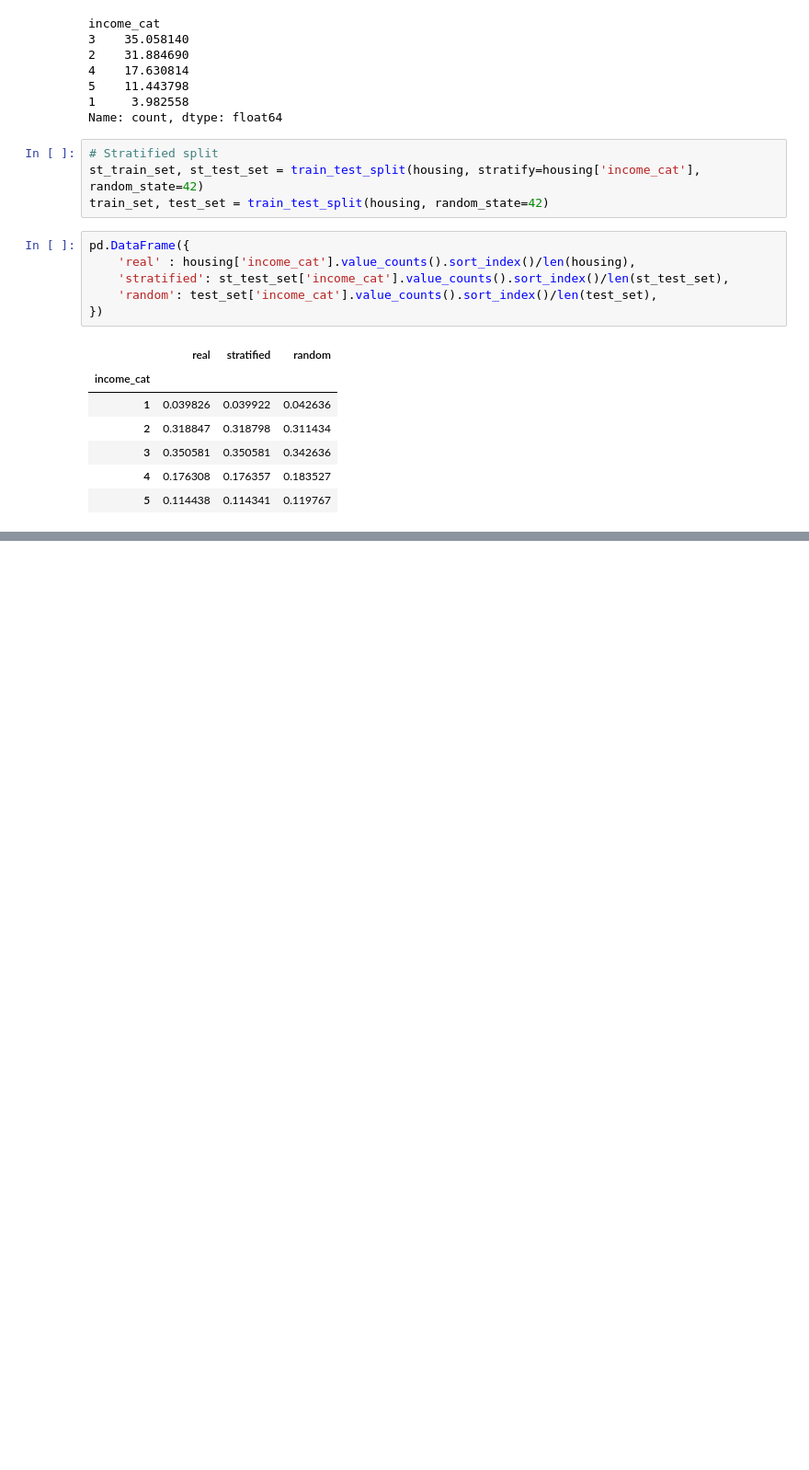
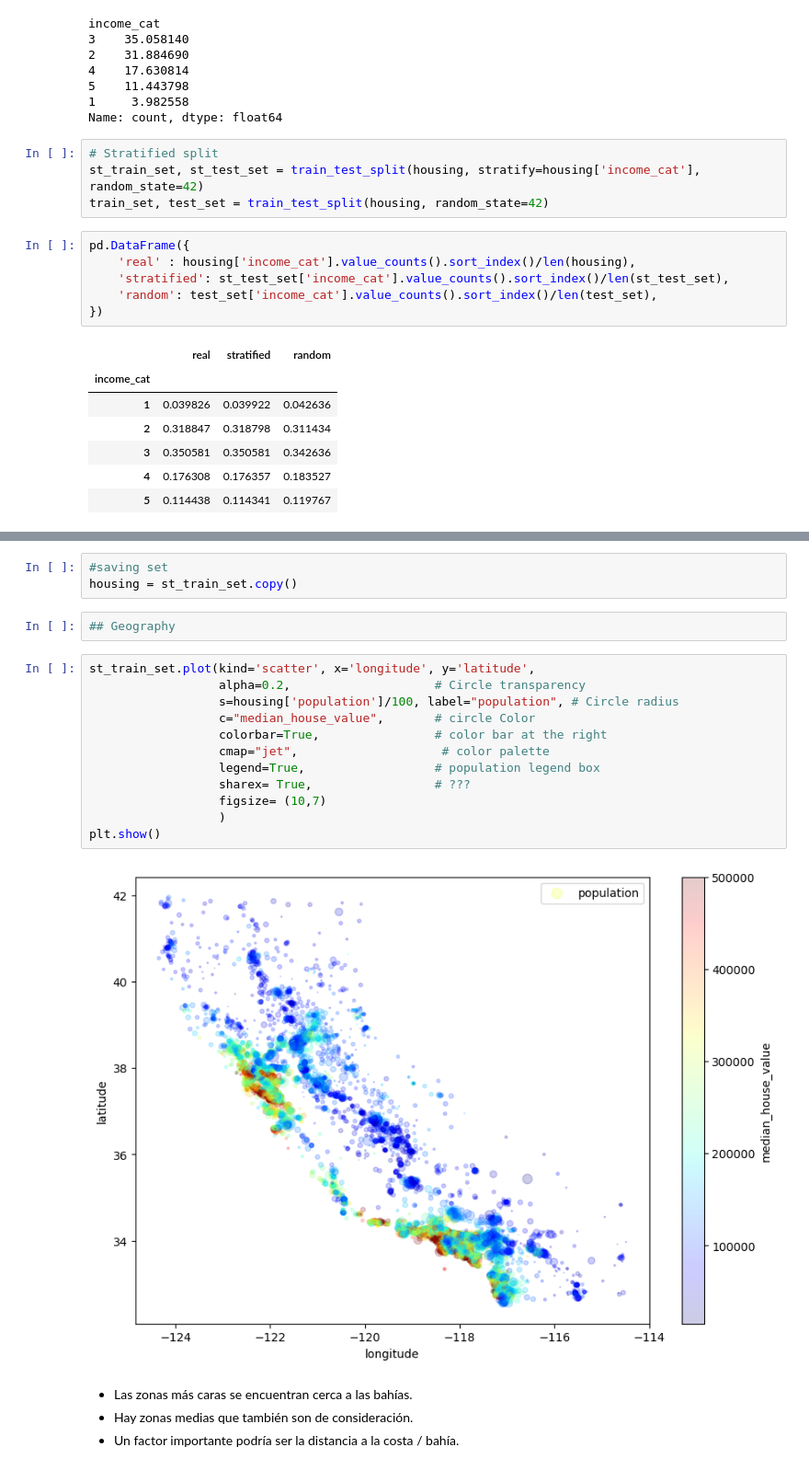
Before and after one commit to SDCaFlo/ML-HandsOn, a Jupyter notebook: Chapter 2/end-to-end.ipynb, the cells around one changed output, grey strips where cells are left out. Shown at 92% size. Drawn from its saved outputs; the diff is of its cells as text; blank space fills up the shorter version.

```diff
--- a/Chapter 2/end-to-end.ipynb
+++ b/Chapter 2/end-to-end.ipynb
@@ -179,0 +215,23 @@ pd.DataFrame({
+# %%
+#saving set
+housing = st_train_set.copy()
+# %%
+## Geography
+# %%
+st_train_set.plot(kind='scatter', x='longitude', y='latitude',
+                  alpha=0.2,                    # Circle transparency
+                  s=housing['population']/100, label="population", # Circle radius
+                  c="median_house_value",       # circle Color
+                  colorbar=True,                # color bar at the right
+                  cmap="jet",                    # color palette
+                  legend=True,                  # population legend box
+                  sharex= True,                 # ???
+                  figsize= (10,7)
+                  )
+plt.show()
+# %% [output]
+[figure, added]
+# %% [markdown]
+- Las zonas más caras se encuentran cerca a las bahías.
+- Hay zonas medias que también son de consideración.
+- Un factor importante podría ser la distancia a la costa / bahía.
```
Also changed, not shown: parts of 16 cells of this notebook.
